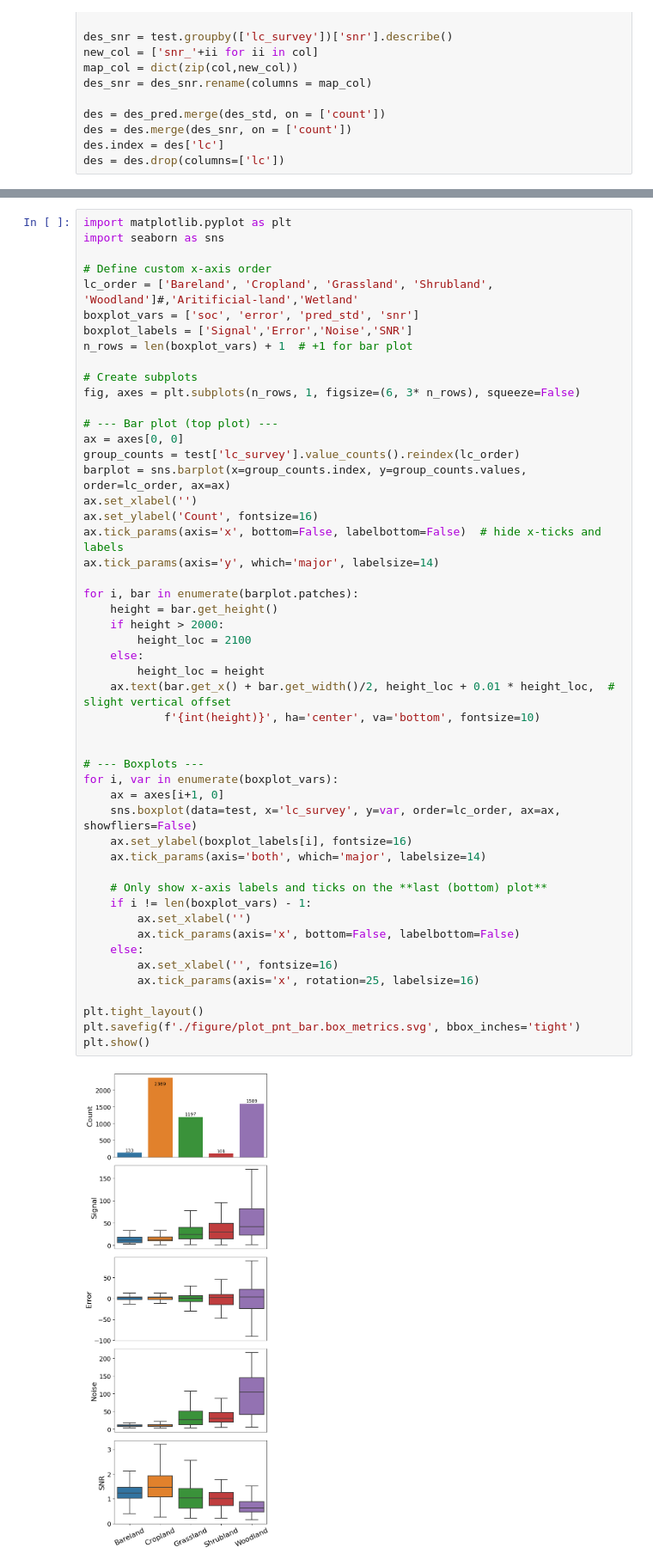
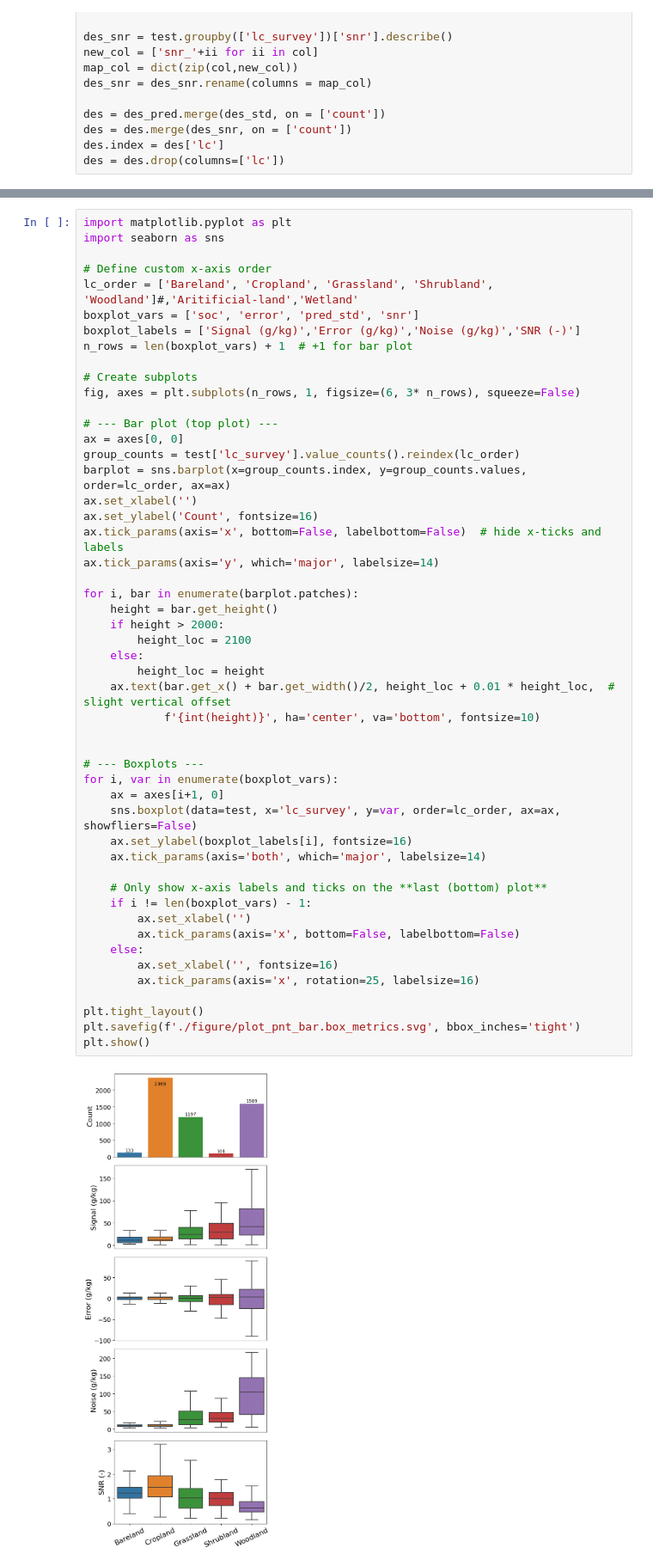
Before and after one commit to Meng2077/trend-with-uncertainty, a Jupyter notebook: 08a_evaluate_pnt.pnt.ipynb, the cells around one changed output, grey strips where cells are left out. Shown at 86% size. Drawn from its saved outputs; the diff is of its cells as text.

```diff
--- a/08a_evaluate_pnt.pnt.ipynb
+++ b/08a_evaluate_pnt.pnt.ipynb
@@ -353,7 +353,7 @@ import seaborn as sns
 # Define custom x-axis order
 lc_order = ['Bareland', 'Cropland', 'Grassland', 'Shrubland', 'Woodland']#,'Aritificial-land','Wetland'
 boxplot_vars = ['soc', 'error', 'pred_std', 'snr']
-boxplot_labels = ['Signal','Error','Noise','SNR']
+boxplot_labels = ['Signal (g/kg)','Error (g/kg)','Noise (g/kg)','SNR (-)']
 n_rows = len(boxplot_vars) + 1  # +1 for bar plot
 
 # Create subplots
@@ -370,31 +370,31 @@ ax.tick_params(axis='y', which='major', labelsize=14)
 
 for i, bar in enumerate(barplot.patches):
     height = bar.get_height()
     if height > 2000:
         height_loc = 2100
     else:
         height_loc = height
     ax.text(bar.get_x() + bar.get_width()/2, height_loc + 0.01 * height_loc,  # slight vertical offset
             f'{int(height)}', ha='center', va='bottom', fontsize=10)
 
 
 # --- Boxplots ---
 for i, var in enumerate(boxplot_vars):
     ax = axes[i+1, 0]
     sns.boxplot(data=test, x='lc_survey', y=var, order=lc_order, ax=ax, showfliers=False)
     ax.set_ylabel(boxplot_labels[i], fontsize=16)
     ax.tick_params(axis='both', which='major', labelsize=14)
 
     # Only show x-axis labels and ticks on the **last (bottom) plot**
     if i != len(boxplot_vars) - 1:
         ax.set_xlabel('')
         ax.tick_params(axis='x', bottom=False, labelbottom=False)
     else:
         ax.set_xlabel('', fontsize=16)
         ax.tick_params(axis='x', rotation=25, labelsize=16)
 
 plt.tight_layout()
 plt.savefig(f'./figure/plot_pnt_bar.box_metrics.svg', bbox_inches='tight')
 plt.show()
 # %% [output]
-[figure, old version]
+[figure, new version]
```
Also changed, not shown: parts of 2 cells of this notebook, 1 other file.
